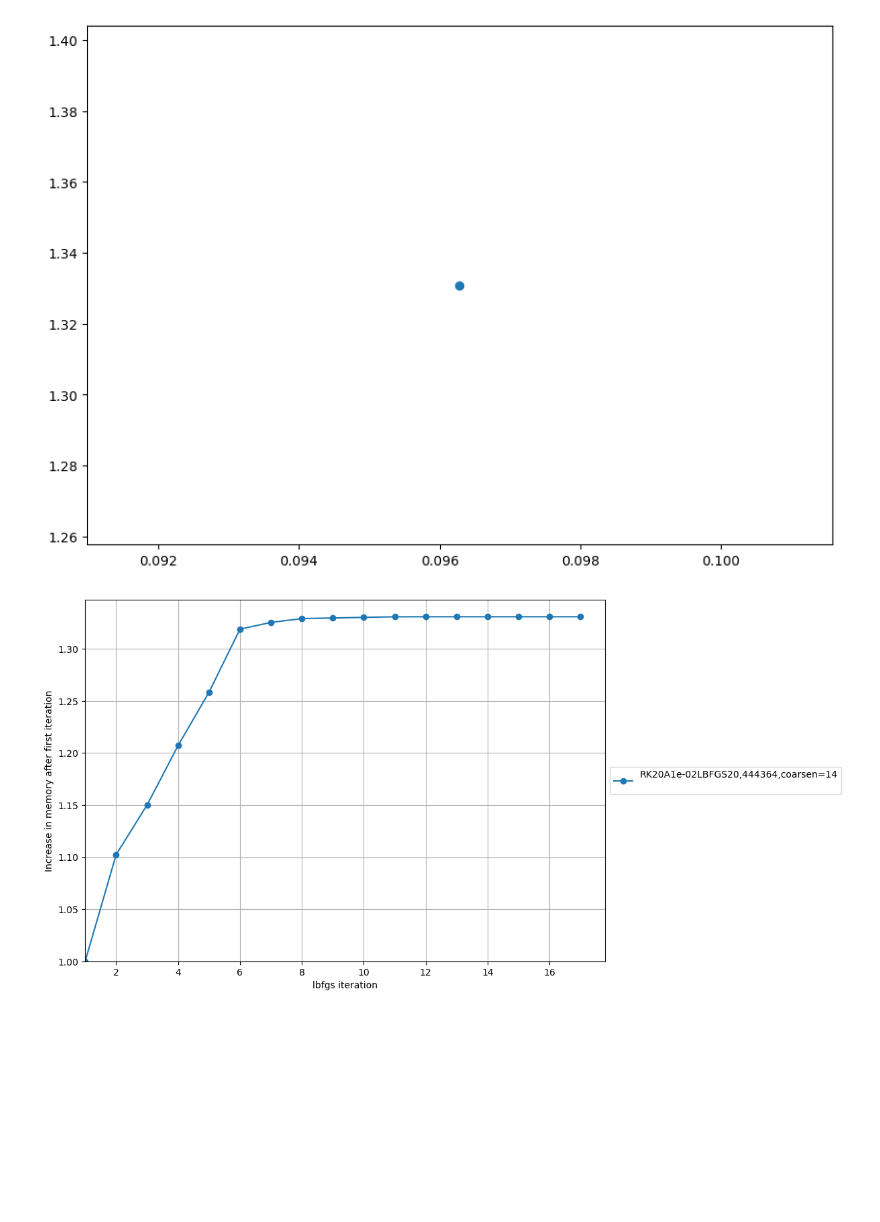
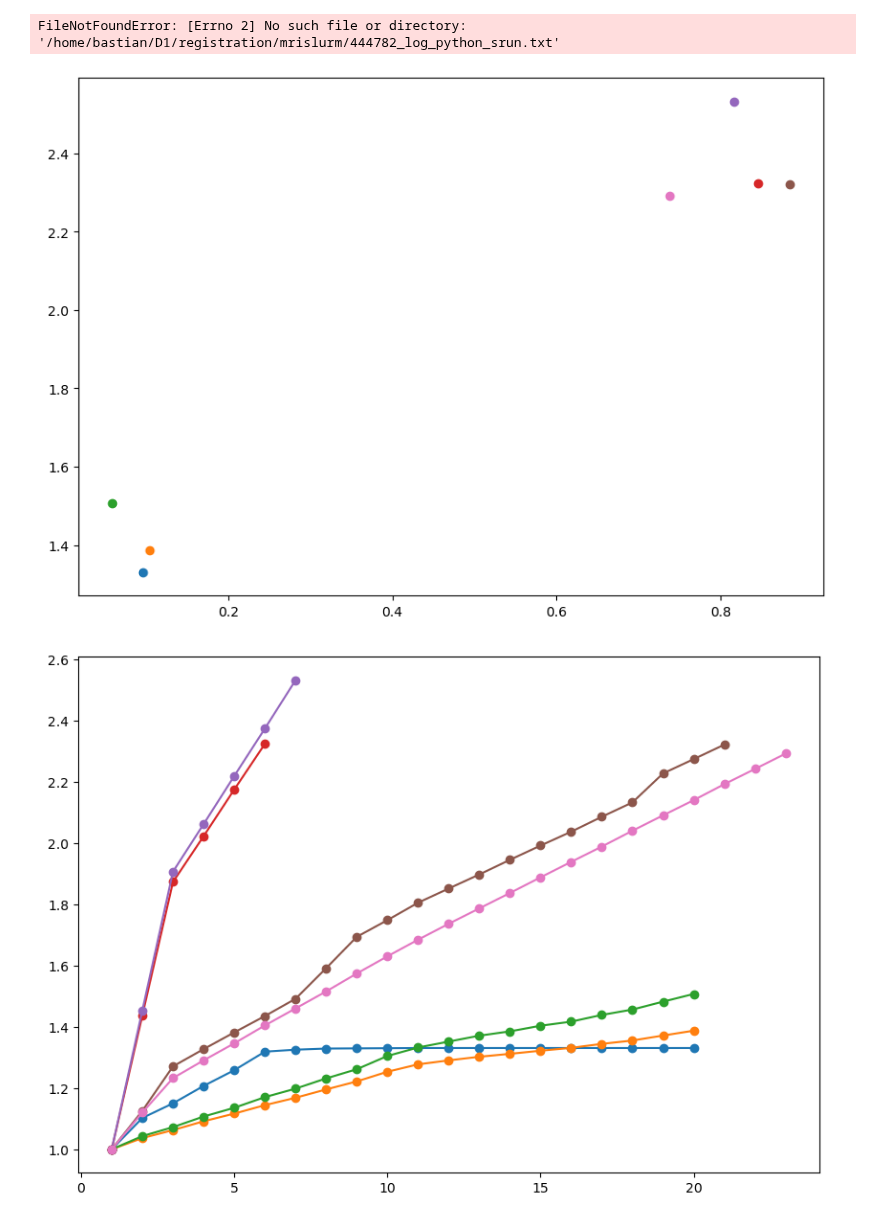
Before and after one commit to JohannesHaubner/mapMRI, a Jupyter notebook: examples/debugging/mem.ipynb, the cells around one changed output. Drawn from its saved outputs; the diff is of its cells as text; code cells hidden in the pictures; blank space fills up the shorter version.

```diff
--- a/examples/debugging/mem.ipynb
+++ b/examples/debugging/mem.ipynb
@@ -32,8 +32,16 @@ slurmids = [
     443939, 443940
 ]
 
-slurmids = [
-    444364, 444366, 444379
+slurmids = [444364,
+            444420,
+            444425,
+            444438,
+            444509,
+            444624,
+            444774,
+            444925,
+            444988,
+            444782
 ]
 
 
@@ -191,2 +199,3 @@ Total number of log files 3
+FileNotFoundError: [Errno 2] No such file or directory: '/home/bastian/D1/registration/mrislurm/444782_log_python_srun.txt'
-[figure, old version]
+[figure, new version]
-[figure, old version]
+[figure, new version]
```
Also changed, not shown: parts of 1 cell of this notebook, 2 other files.
